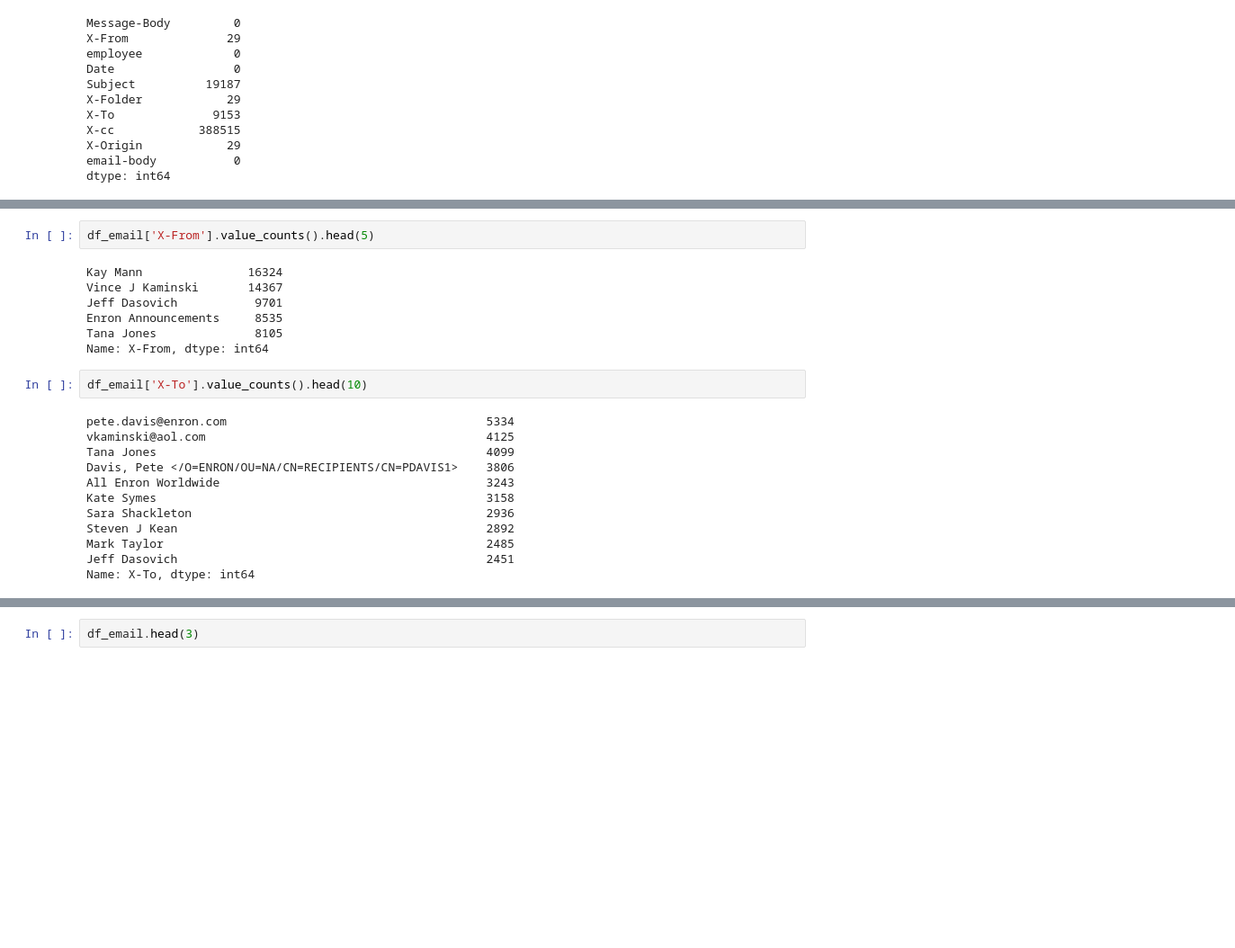
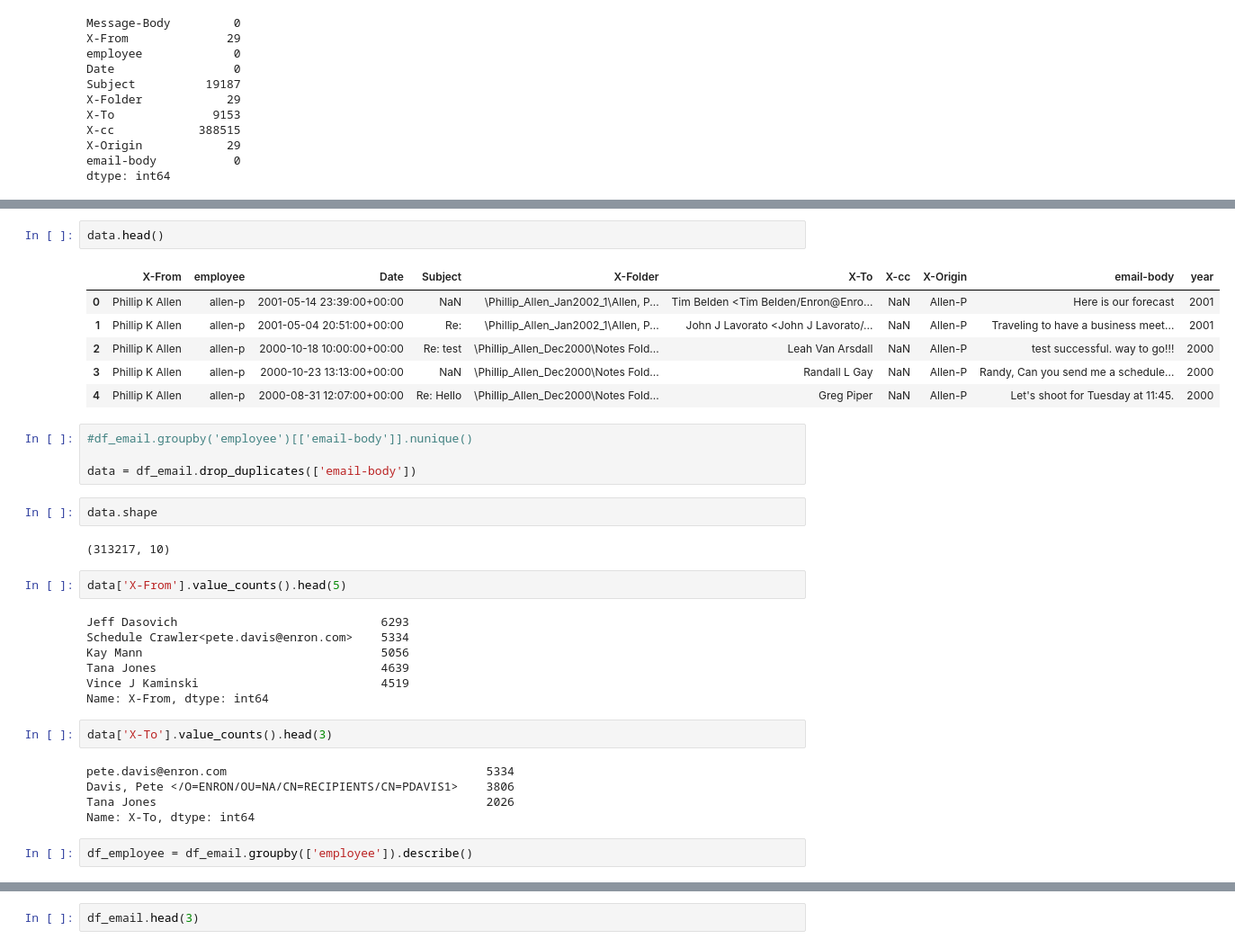
Before and after one commit to nedraki/Enron-Email, a Jupyter notebook: Third.ipynb, the cells around one changed output, grey strips where cells are left out. Shown at 90% size. Saved outputs shown, nothing was run; the diff lists cells and outputs as text; blank space fills up the shorter version.

```diff
--- a/Third.ipynb
+++ b/Third.ipynb
@@ -81,25 +95,37 @@ Name: Subject, Length: 159289, dtype: int64
+# %%
+data.head()
+# %% [output]
+|  | X-From | employee | Date | Subject | X-Folder | X-To | X-cc | X-Origin | email-body | year |
+| 0 | Phillip K Allen | allen-p | 2001-05-14 23:39:00+00:00 | NaN | \Phillip_Allen_Jan2002_1\Allen, P... | Tim Belden <Tim Belden/Enron@Enro... | NaN | Allen-P | Here is our forecast | 2001 |
+| 1 | Phillip K Allen | allen-p | 2001-05-04 20:51:00+00:00 | Re: | \Phillip_Allen_Jan2002_1\Allen, P... | John J Lavorato <John J Lavorato/... | NaN | Allen-P | Traveling to have a business meet... | 2001 |
+| 2 | Phillip K Allen | allen-p | 2000-10-18 10:00:00+00:00 | Re: test | \Phillip_Allen_Dec2000\Notes Fold... | Leah Van Arsdall | NaN | Allen-P | test successful. way to go!!! | 2000 |
+| 3 | Phillip K Allen | allen-p | 2000-10-23 13:13:00+00:00 | NaN | \Phillip_Allen_Dec2000\Notes Fold... | Randall L Gay | NaN | Allen-P | Randy, Can you send me a schedule... | 2000 |
+| 4 | Phillip K Allen | allen-p | 2000-08-31 12:07:00+00:00 | Re: Hello | \Phillip_Allen_Dec2000\Notes Fold... | Greg Piper | NaN | Allen-P | Let's shoot for Tuesday at 11:45. | 2000 |
+# %%
+#df_email.groupby('employee')[['email-body']].nunique()
+
+data = df_email.drop_duplicates(['email-body'])
+# %%
+data.shape
+# %% [output]
+(313217, 10)
 # %%
-df_email['X-From'].value_counts().head(5)
+data['X-From'].value_counts().head(5)
 # %% [output]
-Kay Mann               16324
-Vince J Kaminski       14367
-Jeff Dasovich           9701
-Enron Announcements     8535
-Tana Jones              8105
+Jeff Dasovich                             6293
+Schedule Crawler<pete.davis@enron.com>    5334
+Kay Mann                                  5056
+Tana Jones                                4639
+Vince J Kaminski                          4519
 Name: X-From, dtype: int64
 # %%
-df_email['X-To'].value_counts().head(10)
+data['X-To'].value_counts().head(3)
 # %% [output]
 pete.davis@enron.com                                     5334
-vkaminski@aol.com                                        4125
-Tana Jones                                               4099
 Davis, Pete </O=ENRON/OU=NA/CN=RECIPIENTS/CN=PDAVIS1>    3806
-All Enron Worldwide                                      3243
-Kate Symes                                               3158
-Sara Shackleton                                          2936
-Steven J Kean                                            2892
-Mark Taylor                                              2485
-Jeff Dasovich                                            2451
+Tana Jones                                               2026
 Name: X-To, dtype: int64
+# %%
+df_employee = df_email.groupby(['employee']).describe()
 # %%
 PKA = df_email.groupby(['X-From', 'X-To'])
```
Also changed, not shown: parts of 38 cells of this notebook.
